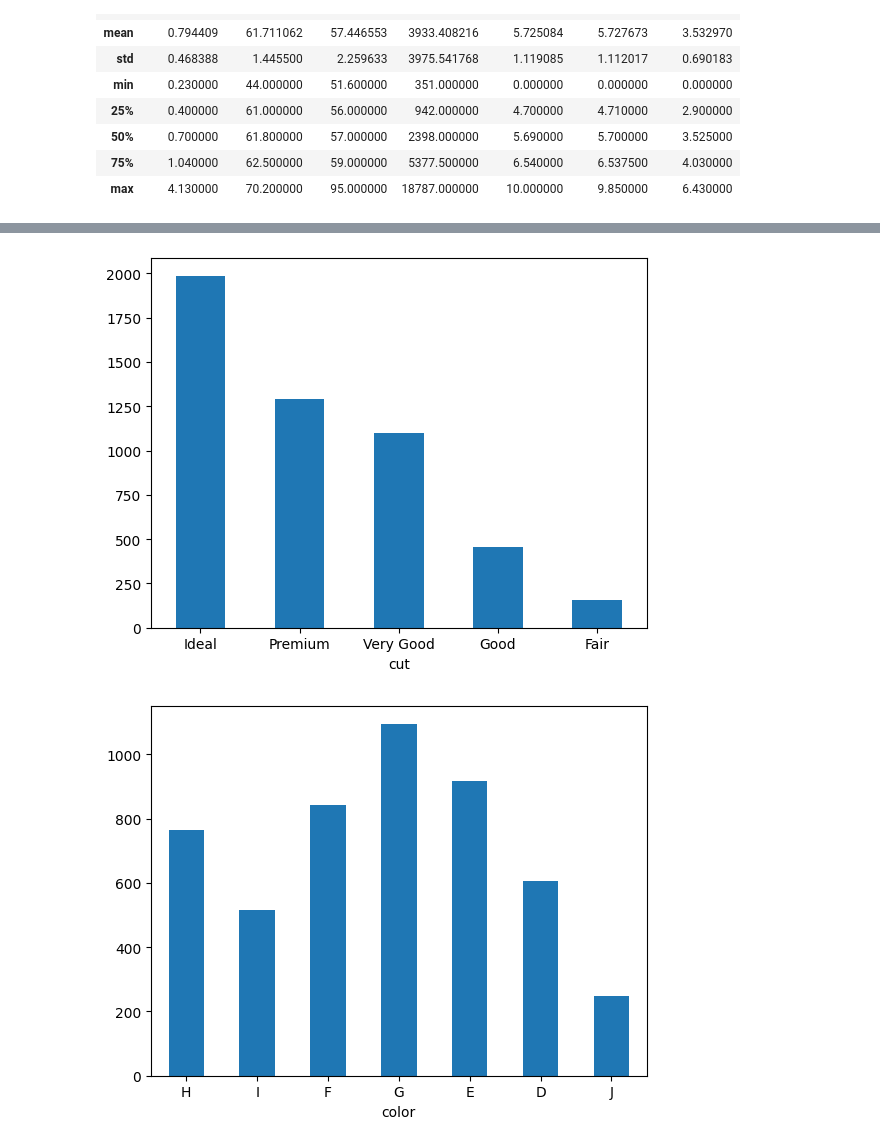
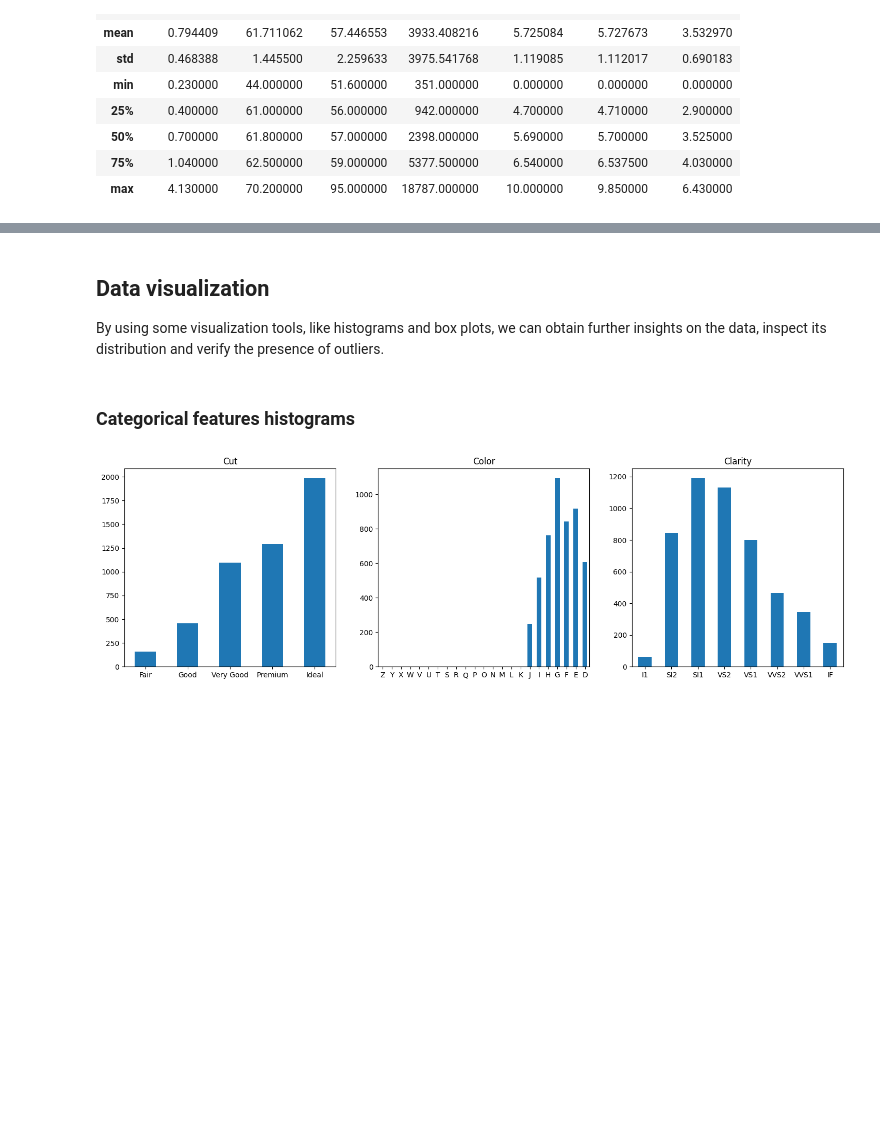
Before and after one commit to andrea-gasparini/xtream-ai-assignment-engineer, a Jupyter notebook: notebooks/data_exploration.ipynb, the cells around one changed output, grey strips where cells are left out. Cells and saved outputs as stored; diff of their text form; code cells hidden in the pictures; blank space fills up the shorter version.

Commit message:
upgrades data exploration doc and reverses ordinal encoding

```diff
--- a/notebooks/data_exploration.ipynb
+++ b/notebooks/data_exploration.ipynb
@@ -17,0 +46,4 @@ df.head(10)
+# %%
+COLOR_GRADING_SCALE = list(reversed(['D', 'E', 'F', 'G', 'H', 'I', 'J', 'K', 'L', 'M', 'N', 'O', 'P', 'Q', 'R', 'S', 'T', 'U', 'V', 'W', 'X', 'Y', 'Z']))
+CUT_GRADE_SCALE = list(reversed(['Ideal', 'Premium', 'Very Good', 'Good', 'Fair']))
+CLARITY_SCALE = list(reversed(['IF', 'VVS1', 'VVS2', 'VS1', 'VS2', 'SI1', 'SI2', 'I1']))
@@ -17,0 +52,4 @@ df.head(10)
+# %%
+df['cut'] = pd.Categorical(df['cut'], CUT_GRADE_SCALE, ordered=True)
+df['color'] = pd.Categorical(df['color'], COLOR_GRADING_SCALE, ordered=True)
+df['clarity'] = pd.Categorical(df['clarity'], CLARITY_SCALE, ordered=True)
@@ -76,10 +144,24 @@ plt.show()
+# %% [markdown]
+## Data visualization
+
+By using some visualization tools, like histograms and box plots, we can obtain further insights on the data, inspect its distribution and verify the presence of outliers.
+# %% [markdown]
+### Categorical features histograms
 # %%
-df['cut'].value_counts(sort=False).plot.bar(rot=0)
+fig, axes = plt.subplots(1, 3, figsize=(18, 5))
+
+df['cut'].value_counts(sort=False).plot.bar(rot=0, ax=axes[0])
+axes[0].set_title('Cut')
+axes[0].set_xlabel('')
+
+df['color'].value_counts(sort=False).plot.bar(rot=0, ax=axes[1])
+axes[1].set_title('Color')
+axes[1].set_xlabel('')
+
+df['clarity'].value_counts(sort=False).plot.bar(rot=0, ax=axes[2])
+axes[2].set_title('Clarity')
+axes[2].set_xlabel('')
+
 plt.show()
-df['color'].value_counts(sort=False).plot.bar(rot=0)
-plt.show()
-df['clarity'].value_counts(sort=False).plot.bar(rot=0)
-plt.show()
 # %% [output]
-[figure, old version]
+[figure, new version]
-[figure, removed]
```
Also changed, not shown: parts of 32 cells of this notebook, 1 other file.
